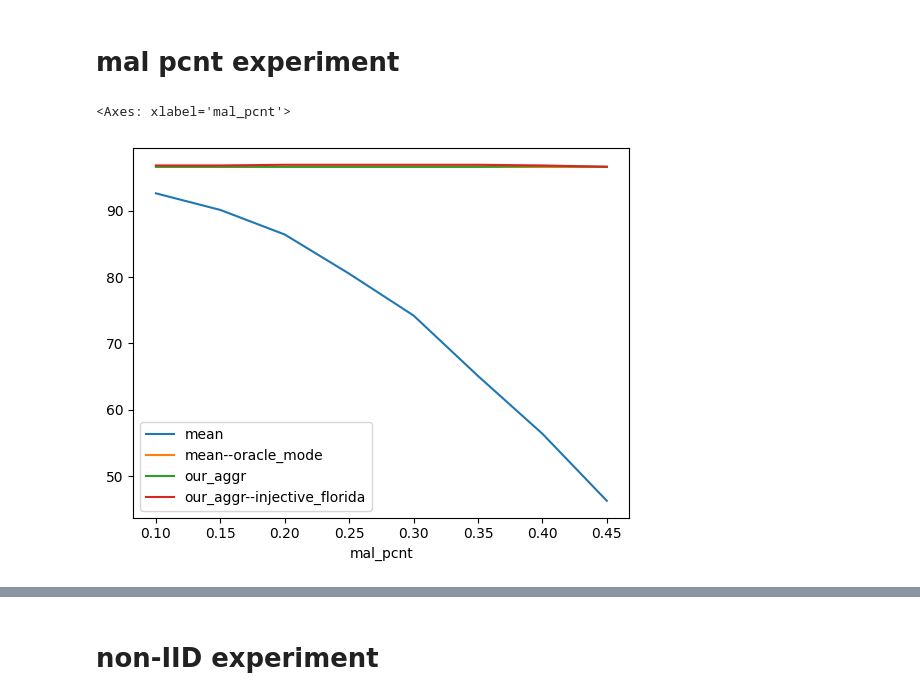
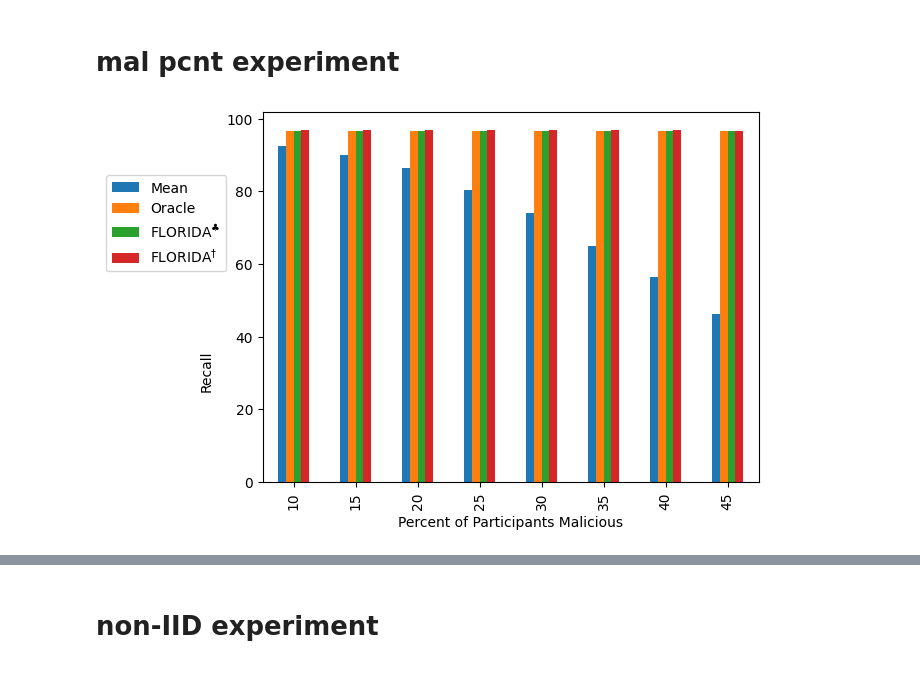
Before and after one commit to ehsanul9511/FLShield, a Jupyter notebook: plot_utils.ipynb, the cells around one changed output, grey strips where cells are left out. Saved outputs shown, nothing was run; the diff lists cells and outputs as text; code cells hidden in the pictures.

Commit message:
plots added

```diff
--- a/plot_utils.ipynb
+++ b/plot_utils.ipynb
@@ -6,11 +6,17 @@
 from plot_utils import *
 # %% [markdown]
 # mal pcnt experiment
-# %%
-mal_pcnt_results = get_mal_pcnt_exp_results()
-mal_pcnt_df = pd.DataFrame(mal_pcnt_results, index=mal_pcnt_results['mean'].keys(), columns=mal_pcnt_results.keys())
-mal_pcnt_df.index.name = 'mal_pcnt'
-mal_pcnt_df.plot()
-# %% [output]
-<Axes: xlabel='mal_pcnt'>
-[figure, removed]
+# %%
+results_dict = get_mal_pcnt_exp_results()
+# %%
+mal_pcnt_df = results_dict['mal_pcnt_df']
+mal_pcnt_df = mal_pcnt_df.rename(defense_name_dict, axis=1)
+mal_pcnt_df.index = mal_pcnt_df.index * 100
+mal_pcnt_df.index.name = 'Percent of Participants Malicious'
+mal_pcnt_df.index = mal_pcnt_df.index.astype(int)
+ax = mal_pcnt_df.plot.bar()
+ax.legend(loc='center left', bbox_to_anchor=(-0.33, 0.7))
+ylabel = ax.set_ylabel('Recall')
+ax.yaxis.set_label_coords(-0.1, 0.3)
+# %% [output]
+[figure, added]
```
Also changed, not shown: parts of 26 cells of this notebook, 3 other files.
